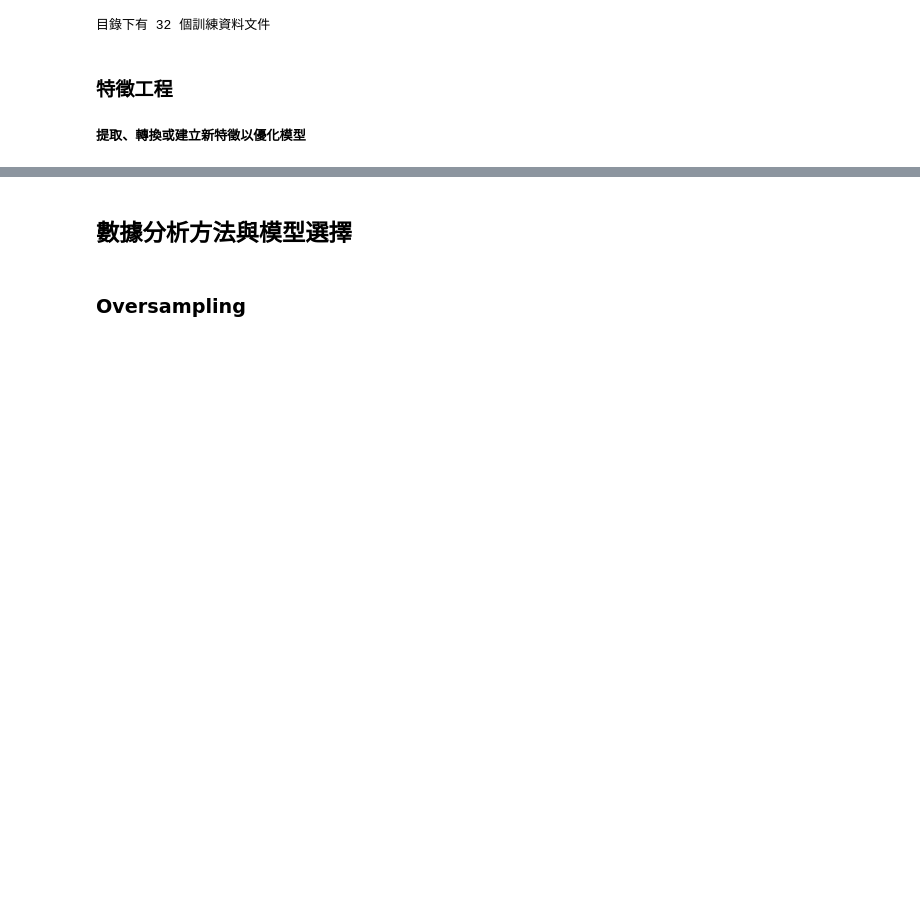
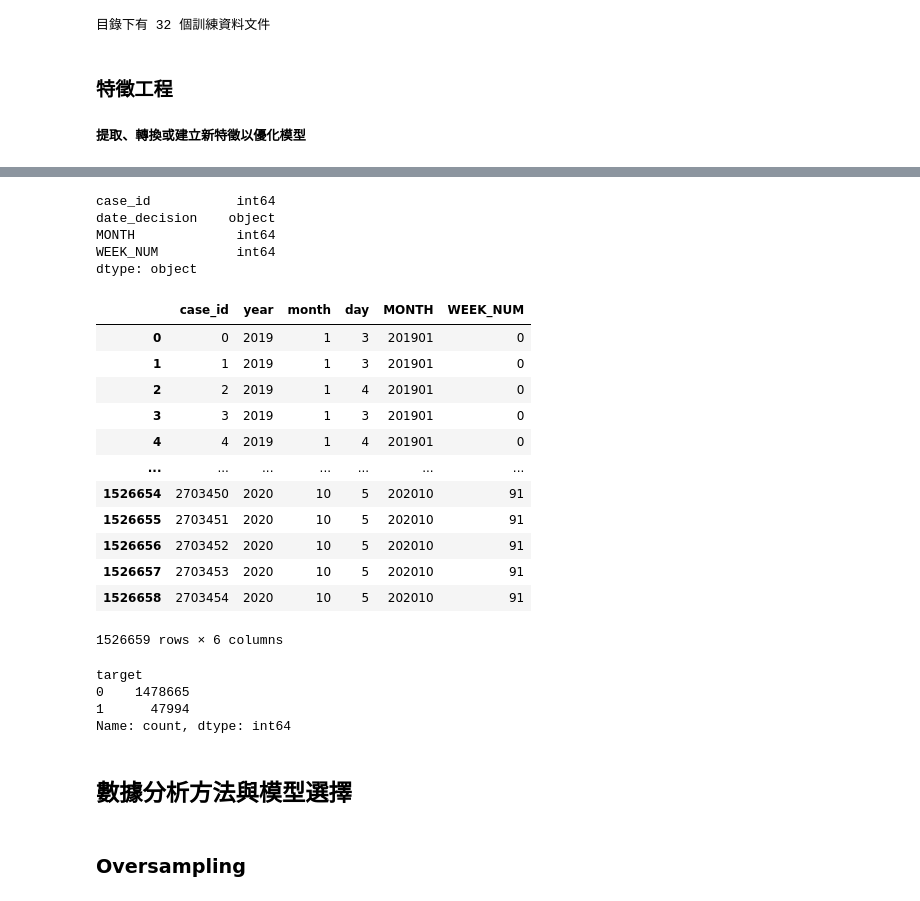
Before and after one commit to yctsaiyc/home-credit-credit-risk-model-stability, a Jupyter notebook: home-credit-credit-risk-model-stability.ipynb, the cells around one changed output, grey strips where cells are left out. Cells and saved outputs as stored; diff of their text form; code cells hidden in the pictures; blank space fills up the shorter version.

```diff
--- a/home-credit-credit-risk-model-stability.ipynb
+++ b/home-credit-credit-risk-model-stability.ipynb
@@ -92,3 +90,46 @@ print(X.dtypes)
+# %%
+# 讀取訓練數據
+train_path = os.path.join(trainDir, 'train_base.csv')
+train_data = pd.read_csv(train_path)
+
+# 將目標變量和特徵變量分開
+X = train_data.drop(columns=['target'])
+y = train_data['target']
+
+print(X.dtypes)
+
+# Extract year, month and day as separate features
+X['date_decision'] = pd.to_datetime(X['date_decision'])
+X.insert(1, 'year', X['date_decision'].dt.year)
+X.insert(2, 'month', X['date_decision'].dt.month)
+X.insert(3, 'day', X['date_decision'].dt.day)
+X = X.drop('date_decision', axis=1)
+display(X)
+
+print(y.value_counts())
+# %% [output]
+case_id           int64
+date_decision    object
+MONTH             int64
+WEEK_NUM          int64
+dtype: object
+|  | case_id | year | month | day | MONTH | WEEK_NUM |
+| 0 | 0 | 2019 | 1 | 3 | 201901 | 0 |
+| 1 | 1 | 2019 | 1 | 3 | 201901 | 0 |
+| 2 | 2 | 2019 | 1 | 4 | 201901 | 0 |
+| 3 | 3 | 2019 | 1 | 3 | 201901 | 0 |
+| 4 | 4 | 2019 | 1 | 4 | 201901 | 0 |
+| ... | ... | ... | ... | ... | ... | ... |
+| 1526654 | 2703450 | 2020 | 10 | 5 | 202010 | 91 |
+| 1526655 | 2703451 | 2020 | 10 | 5 | 202010 | 91 |
+| 1526656 | 2703452 | 2020 | 10 | 5 | 202010 | 91 |
+| 1526657 | 2703453 | 2020 | 10 | 5 | 202010 | 91 |
+| 1526658 | 2703454 | 2020 | 10 | 5 | 202010 | 91 |
+1526659 rows × 6 columns
+target
+0    1478665
+1      47994
+Name: count, dtype: int64
 # %%
 # # X存在非數字的column，無法輸入model訓練
 # X.dtypes
```
Also changed, not shown: parts of 6 cells of this notebook.
